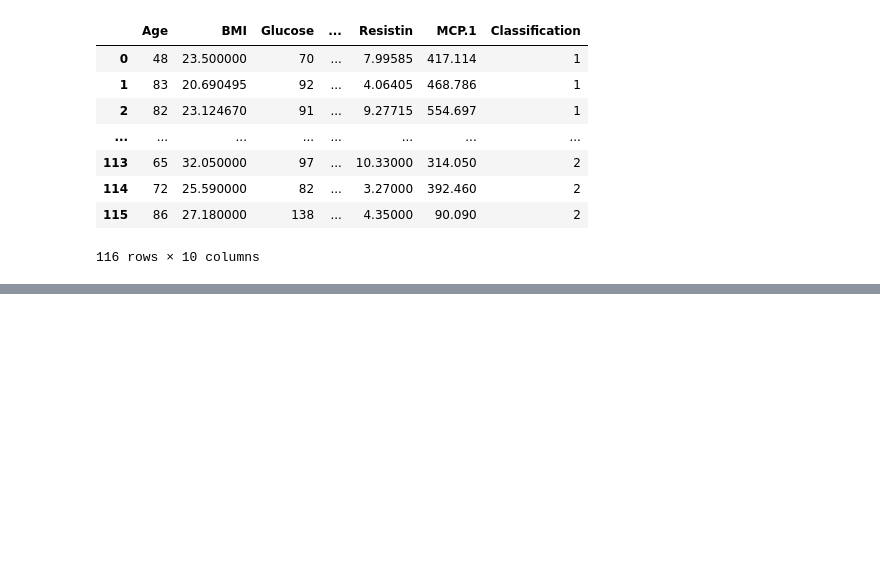
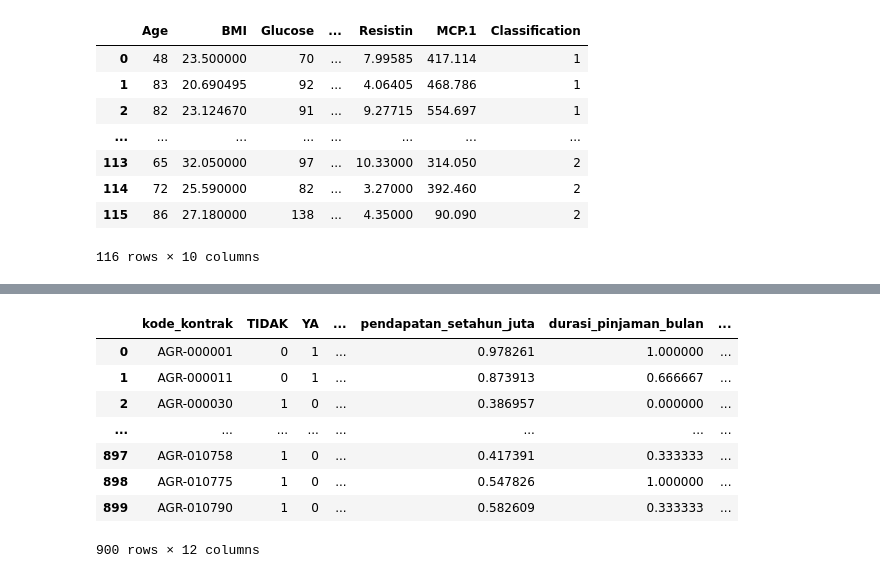
Before and after one commit to AchMaulidWahyudi/datamining, a Jupyter notebook: _sources/notebooks.ipynb, the cells around one changed output, grey strips where cells are left out. Drawn from its saved outputs; the diff is of its cells as text; code cells hidden in the pictures; blank space fills up the shorter version.

```diff
--- a/_sources/notebooks.ipynb
+++ b/_sources/notebooks.ipynb
@@ -1310,0 +1408,9 @@ plt.show()
+# %%
+from sklearn.preprocessing import MinMaxScaler
+df_for_minmax_scaler=pd.DataFrame(df, columns = ['pendapatan_setahun_juta','durasi_pinjaman_bulan','jumlah_tanggungan'])
+df_for_minmax_scaler.to_numpy()
+scaler = MinMaxScaler()
+df_hasil_minmax_scaler=scaler.fit_transform(df_for_minmax_scaler)
+# %%
+df_hasil_minmax_scaler = pd.DataFrame(df_hasil_minmax_scaler,columns = ['pendapatan_setahun_juta','durasi_pinjaman_bulan','jumlah_tanggungan'])
+df_hasil_minmax_scaler
@@ -1310,0 +1440,13 @@ plt.show()
+# %%
+df_new3 = pd.concat([df_drop_column_for_minmaxscaler,df_hasil_minmax_scaler], axis=1)
+df_new3
+# %% [output]
+|  | kode_kontrak | TIDAK | YA | ... | pendapatan_setahun_juta | durasi_pinjaman_bulan | ... |
+| 0 | AGR-000001 | 0 | 1 | ... | 0.978261 | 1.000000 | ... |
+| 1 | AGR-000011 | 0 | 1 | ... | 0.873913 | 0.666667 | ... |
+| 2 | AGR-000030 | 1 | 0 | ... | 0.386957 | 0.000000 | ... |
+| ... | ... | ... | ... | ... | ... | ... | ... |
+| 897 | AGR-010758 | 1 | 0 | ... | 0.417391 | 0.333333 | ... |
+| 898 | AGR-010775 | 1 | 0 | ... | 0.547826 | 1.000000 | ... |
+| 899 | AGR-010790 | 1 | 0 | ... | 0.582609 | 0.333333 | ... |
+900 rows × 12 columns
```
Also changed, not shown: parts of 20 cells of this notebook, 11 other files.
